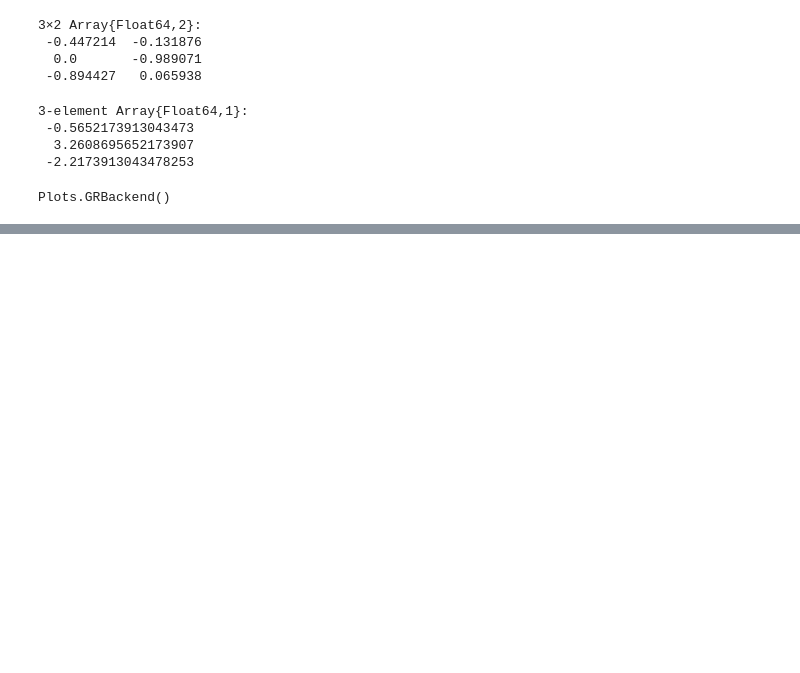
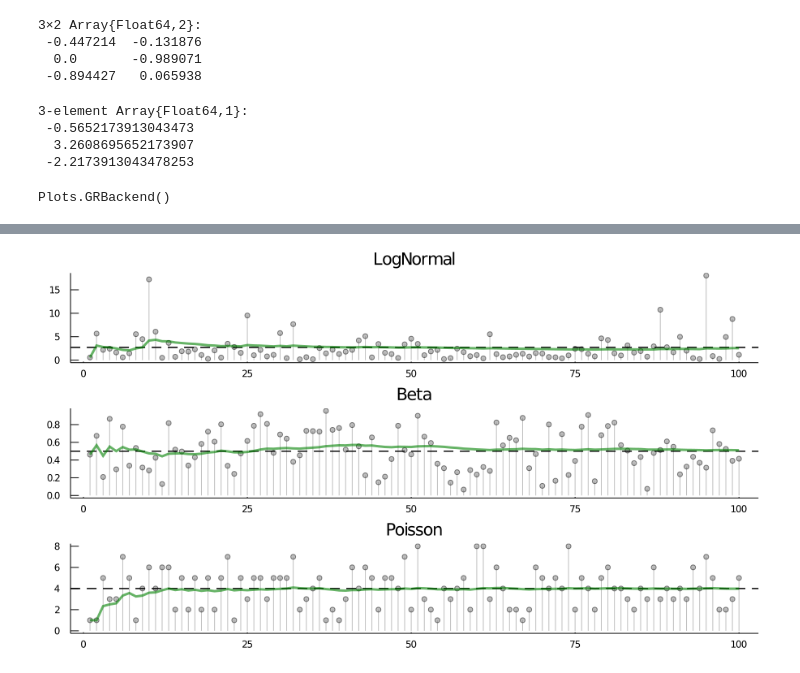
Before and after one commit to SuyongYang/JuliaPractice, a Jupyter notebook: JuliaPracticing.ipynb, the cells around one changed output, grey strips where cells are left out. Drawn from its saved outputs; the diff is of its cells as text; code cells hidden in the pictures; blank space fills up the shorter version.

```diff
--- a/JuliaPracticing.ipynb
+++ b/JuliaPracticing.ipynb
@@ -3647,0 +3683,6 @@ Plots.GRBackend()
+# %%
+Random.seed!(0); # reproducible results
+plot(ksl.(sample(distributions, 3, replace = false))...,
+    layout = (3, 1), legend = false)
+# %% [output]
+[figure, added]
```
Also changed, not shown: parts of 9 cells of this notebook.
